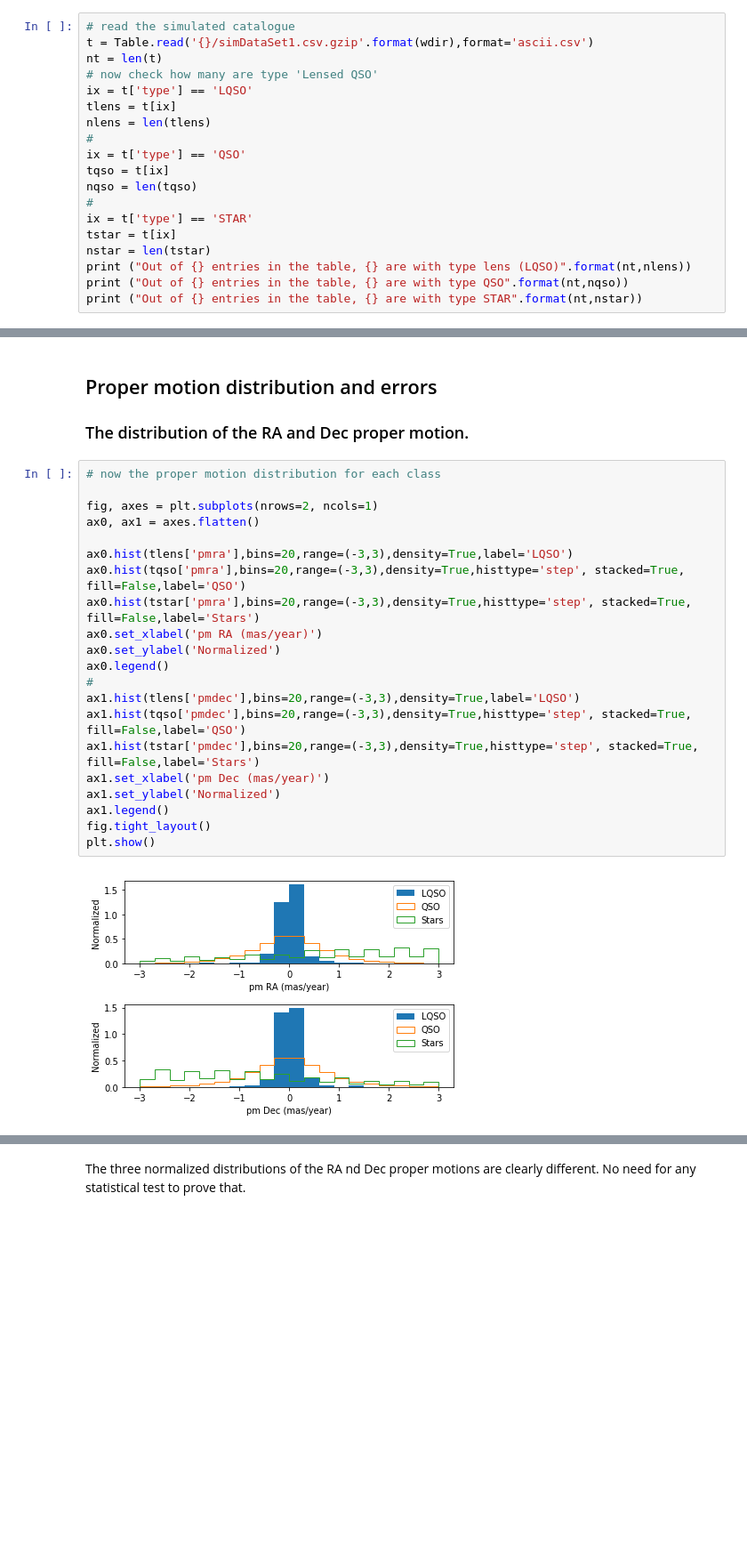
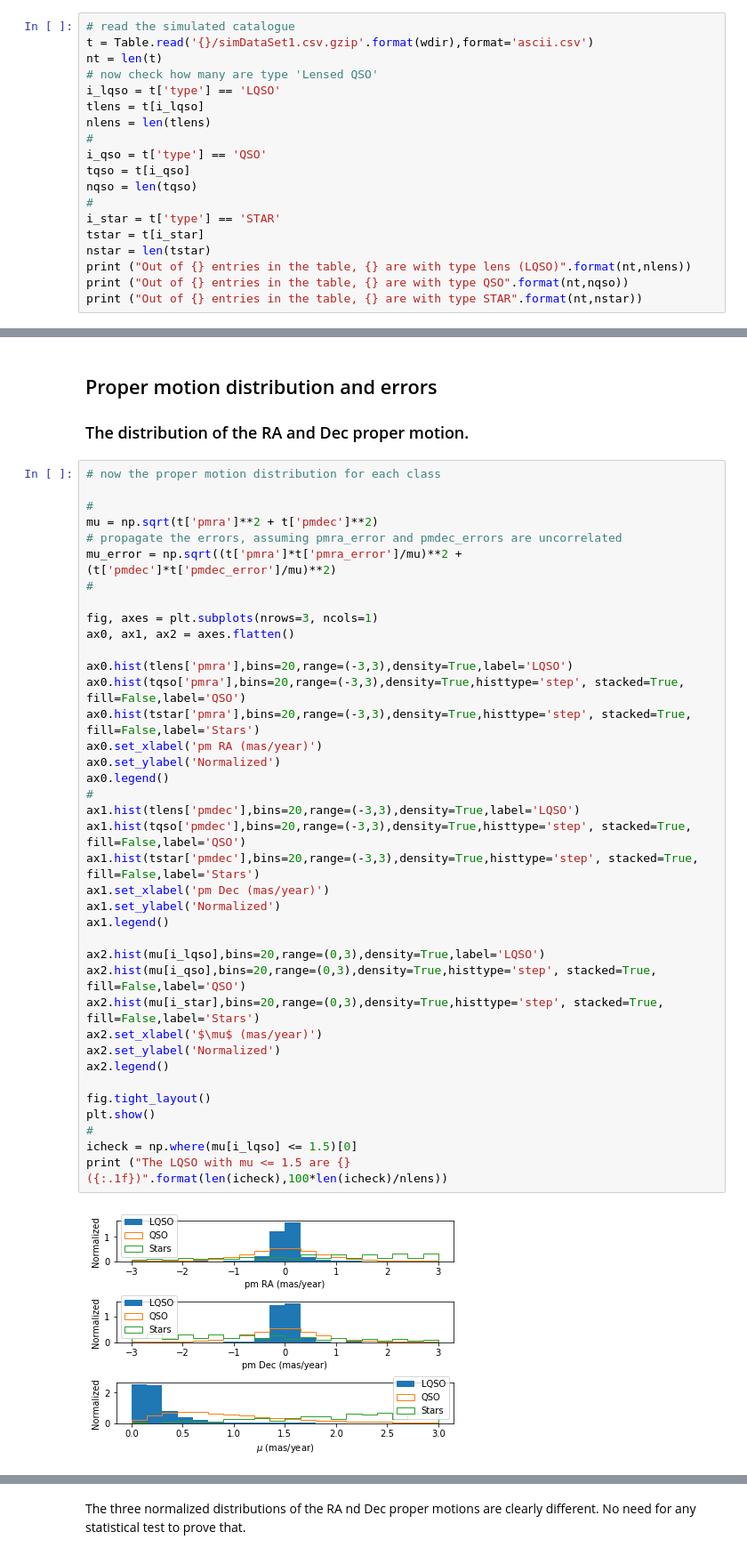
Before and after one commit to ivvv/MIsc, a Jupyter notebook: Lensed QSO experiments.ipynb, the cells around one changed output, grey strips where cells are left out. Shown at 89% size. Cells and saved outputs as stored; diff of their text form; blank space fills up the shorter version.

```diff
--- a/Lensed QSO experiments.ipynb
+++ b/Lensed QSO experiments.ipynb
@@ -24,16 +25,16 @@ wdir = os.path.expanduser('~') + '/Dropbox/Work/Gaia-QSO'
 t = Table.read('{}/simDataSet1.csv.gzip'.format(wdir),format='ascii.csv')
 nt = len(t)
 # now check how many are type 'Lensed QSO'
-ix = t['type'] == 'LQSO'
-tlens = t[ix]
+i_lqso = t['type'] == 'LQSO'
+tlens = t[i_lqso]
 nlens = len(tlens)
 #
-ix = t['type'] == 'QSO'
-tqso = t[ix]
+i_qso = t['type'] == 'QSO'
+tqso = t[i_qso]
 nqso = len(tqso)
 #
-ix = t['type'] == 'STAR'
-tstar = t[ix]
+i_star = t['type'] == 'STAR'
+tstar = t[i_star]
 nstar = len(tstar)
 print ("Out of {} entries in the table, {} are with type lens (LQSO)".format(nt,nlens))
 print ("Out of {} entries in the table, {} are with type QSO".format(nt,nqso))
@@ -49,23 +50,40 @@ Out of 418012 entries in the table, 23845 are with type STAR
 # %%
 # now the proper motion distribution for each class
 
-fig, axes = plt.subplots(nrows=2, ncols=1)
-ax0, ax1 = axes.flatten()
+#
+mu = np.sqrt(t['pmra']**2 + t['pmdec']**2)
+# propagate the errors, assuming pmra_error and pmdec_errors are uncorrelated
+mu_error = np.sqrt((t['pmra']*t['pmra_error']/mu)**2 + (t['pmdec']*t['pmdec_error']/mu)**2)
+#
+
+fig, axes = plt.subplots(nrows=3, ncols=1)
+ax0, ax1, ax2 = axes.flatten()
 
 ax0.hist(tlens['pmra'],bins=20,range=(-3,3),density=True,label='LQSO')
 ax0.hist(tqso['pmra'],bins=20,range=(-3,3),density=True,histtype='step', stacked=True, fill=False,label='QSO')
 ax0.hist(tstar['pmra'],bins=20,range=(-3,3),density=True,histtype='step', stacked=True, fill=False,label='Stars')
 ax0.set_xlabel('pm RA (mas/year)')
 ax0.set_ylabel('Normalized')
 ax0.legend()
 #
 ax1.hist(tlens['pmdec'],bins=20,range=(-3,3),density=True,label='LQSO')
 ax1.hist(tqso['pmdec'],bins=20,range=(-3,3),density=True,histtype='step', stacked=True, fill=False,label='QSO')
 ax1.hist(tstar['pmdec'],bins=20,range=(-3,3),density=True,histtype='step', stacked=True, fill=False,label='Stars')
 ax1.set_xlabel('pm Dec (mas/year)')
 ax1.set_ylabel('Normalized')
 ax1.legend()
+
+ax2.hist(mu[i_lqso],bins=20,range=(0,3),density=True,label='LQSO')
+ax2.hist(mu[i_qso],bins=20,range=(0,3),density=True,histtype='step', stacked=True, fill=False,label='QSO')
+ax2.hist(mu[i_star],bins=20,range=(0,3),density=True,histtype='step', stacked=True, fill=False,label='Stars')
+ax2.set_xlabel('$\mu$ (mas/year)')
+ax2.set_ylabel('Normalized')
+ax2.legend()
+
 fig.tight_layout()
 plt.show()
+#
+icheck = np.where(mu[i_lqso] <= 1.5)[0]
+print ("The LQSO with mu <= 1.5 are {} ({:.1f})".format(len(icheck),100*len(icheck)/nlens))
 # %% [output]
-[figure, old version]
+[figure, new version]
```
Also changed, not shown: parts of 7 cells of this notebook.
